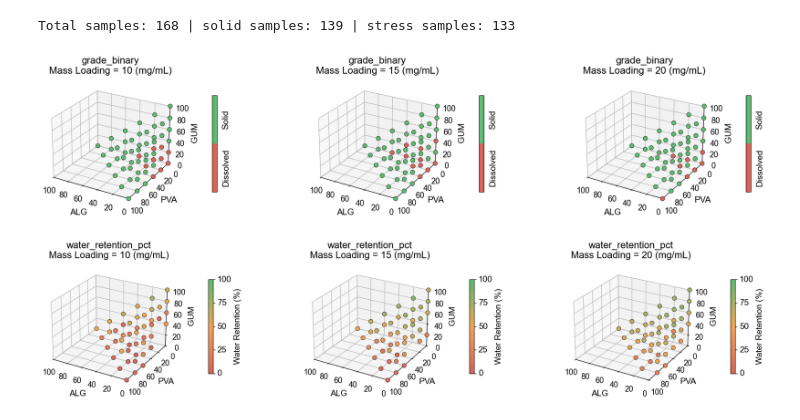
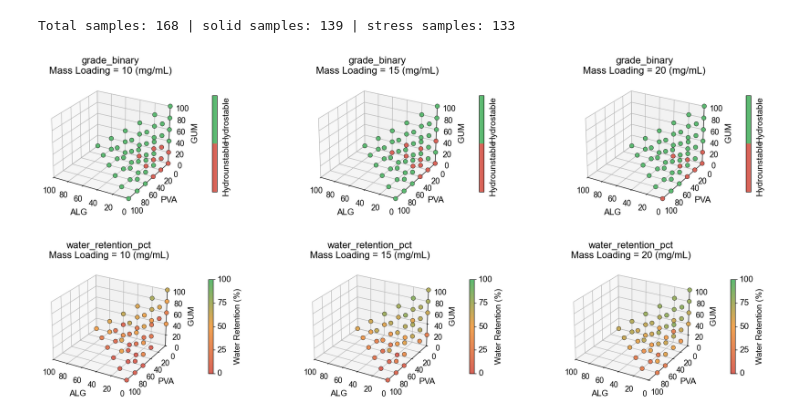
Before and after one commit to tcchung-keeponkeepingon/project_microgreen, a Jupyter notebook: 01_all_properties.ipynb, the cells around one changed output. Saved outputs shown, nothing was run; the diff lists cells and outputs as text; code cells hidden in the pictures.

```diff
--- a/01_all_properties.ipynb
+++ b/01_all_properties.ipynb
@@ -40,19 +40,19 @@ Total samples: 168 | solid samples: 139 | stress samples: 133
 # %%
 # Grade (binary: dissolved / solid)
 cmap_grade = ListedColormap(['#d96459', '#5dba72'])
 scatter_by_mass(mass_values, df, y_col='grade_binary',
                 vmin=-0.5, vmax=1.5, s=50, label_pad=8, cmap=cmap_grade,
-                cbar_label='', cbar_ticks=['Dissolved', 'Solid'],
+                cbar_label='', cbar_ticks=['Hydrounstable', 'Hydrostable'],
                 edgecolor='black', linewidths=0.5, cbar_tick_position=[0, 1],
                 cbar_shrink=0.5, figsize=FIGSIZE_3, cbar_pad=CBAR_PAD)
 for ax in plt.gcf().axes:
     if hasattr(ax, 'zaxis'): ax.zaxis.labelpad = 5
     else: ax.tick_params(length=0, pad=8)
 plt.gcf().subplots_adjust(**MARGINS)
 plt.savefig(os.path.join(SAVE_FOLD, 'grade_raw.svg'), format='svg')
 plt.show()
 # %% [output]
-[figure, old version]
+[figure, new version]
 # %%
 # Water retention (%) — solid samples only (Dissolved/grade C removed)
 cmap_cont = LinearSegmentedColormap.from_list('rwg', ['#d96459', '#f2a553', '#5dba72'], N=256)
```
Also changed, not shown: 39 other files.
